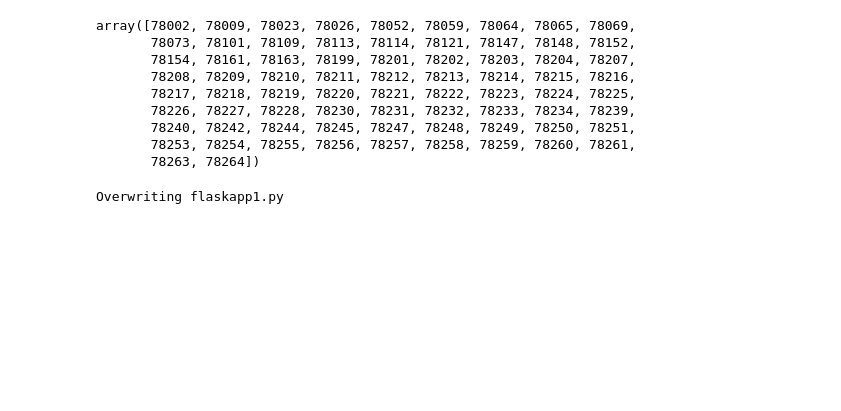
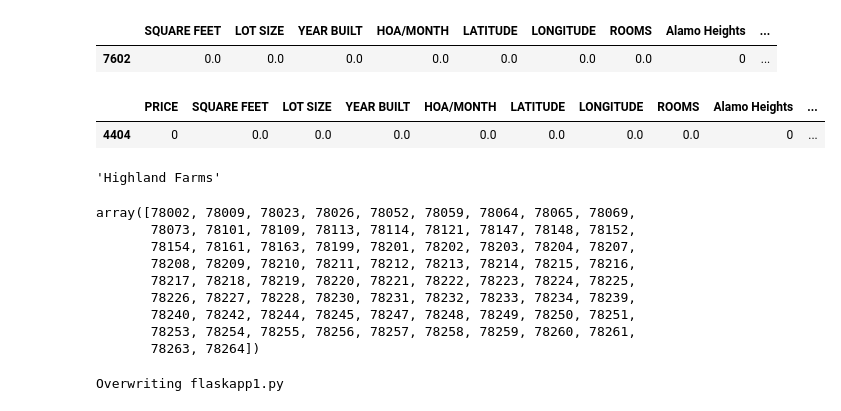
Before and after one commit to randallb15/PredictingSAHomeValues, a Jupyter notebook: WritingFlaskApp.ipynb, the cells around one changed output. Saved outputs shown, nothing was run; the diff lists cells and outputs as text; code cells hidden in the pictures; blank space fills up the shorter version.

```diff
--- a/WritingFlaskApp.ipynb
+++ b/WritingFlaskApp.ipynb
@@ -9,0 +29,27 @@ locations_list
+# %%
+    locations_df = pd.read_pickle('data/locations_df.pkl')
+    oneline = locations_df.sample().drop('PRICE',axis=1)
+    for col in oneline.columns:
+        oneline[col].values[:] = 0
+    oneline
+# %% [output]
+|  | SQUARE FEET | LOT SIZE | YEAR BUILT | HOA/MONTH | LATITUDE | LONGITUDE | ROOMS | Alamo Heights | ... |
+| 7602 | 0.0 | 0.0 | 0.0 | 0.0 | 0.0 | 0.0 | 0.0 | 0 | ... |
+# %%
+locations_df = pd.read_pickle('data/locations_df.pkl')
+oneline = locations_df.sample()
+for col in oneline.columns:
+    oneline[col].values[:] = 0
+N = random.choice(locations_list)
+oneline['{}'.format(N)]
+oneline.index
+oneline.at[oneline.index,N] = 1
+onelinenumpy = oneline.to_numpy()
+oneline
+# %% [output]
+|  | PRICE | SQUARE FEET | LOT SIZE | YEAR BUILT | HOA/MONTH | LATITUDE | LONGITUDE | ROOMS | Alamo Heights | ... |
+| 4404 | 0 | 0.0 | 0.0 | 0.0 | 0.0 | 0.0 | 0.0 | 0.0 | 0 | ... |
+# %%
+N
+# %% [output]
+'Highland Farms'
```
Also changed, not shown: parts of 4 cells of this notebook, 3 other files.
